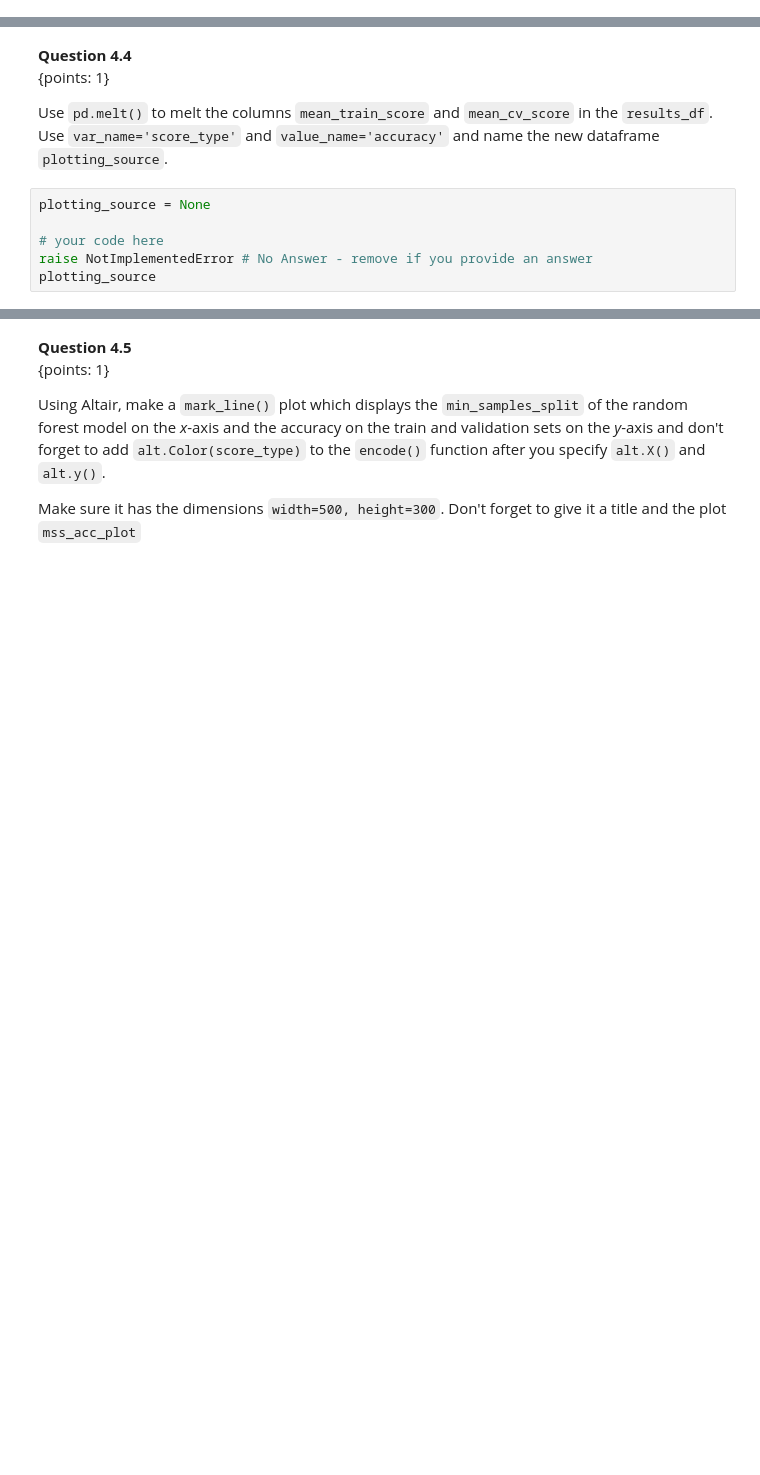
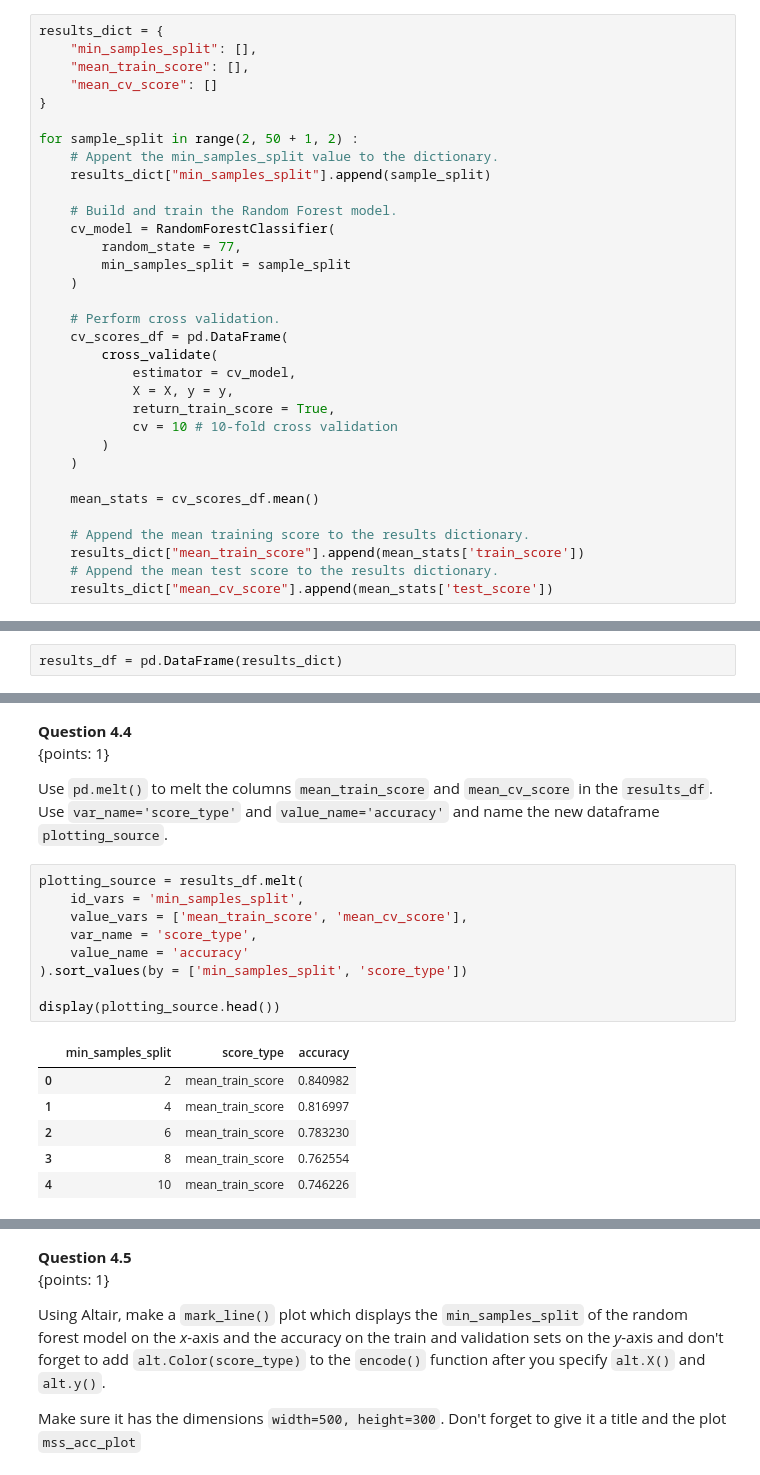
Before and after one commit to Dipto9999/intro-ml-students, a Jupyter notebook: release/assignment3/assignment3.ipynb, the cells around one changed output, grey strips where cells are left out. Saved outputs shown, nothing was run; the diff lists cells and outputs as text; blank space fills up the shorter version.

```diff
--- a/release/assignment3/assignment3.ipynb
+++ b/release/assignment3/assignment3.ipynb
@@ -454,0 +463,33 @@ results_dict
+# %%
+results_dict = {
+    "min_samples_split": [],
+    "mean_train_score": [],
+    "mean_cv_score": []
+}
+
+for sample_split in range(2, 50 + 1, 2) :
+    # Appent the min_samples_split value to the dictionary.
+    results_dict["min_samples_split"].append(sample_split)
+
+    # Build and train the Random Forest model.
+    cv_model = RandomForestClassifier(
+        random_state = 77,
+        min_samples_split = sample_split
+    )
+
+    # Perform cross validation.
+    cv_scores_df = pd.DataFrame(
+        cross_validate(
+            estimator = cv_model,
+            X = X, y = y,
+            return_train_score = True,
+            cv = 10 # 10-fold cross validation
+        )
+    )
+
+    mean_stats = cv_scores_df.mean()
+
+    # Append the mean training score to the results dictionary.
+    results_dict["mean_train_score"].append(mean_stats['train_score'])
+    # Append the mean test score to the results dictionary.
+    results_dict["mean_cv_score"].append(mean_stats['test_score'])
@@ -467,2 +516,4 @@ results_df
+# %%
+results_df = pd.DataFrame(results_dict)
 # %%
 t.test_4_3(results_df)
@@ -470,11 +523,21 @@ t.test_4_3(results_df)
 **Question 4.4** <br> {points: 1}
 
 Use `pd.melt()` to melt the columns `mean_train_score` and `mean_cv_score` in the `results_df`.  Use `var_name='score_type'` and `value_name='accuracy'` and name the new dataframe `plotting_source`.
-# %%
-plotting_source = None
-
-# your code here
-raise NotImplementedError # No Answer - remove if you provide an answer
-plotting_source
+# %%
+plotting_source = results_df.melt(
+    id_vars = 'min_samples_split',
+    value_vars = ['mean_train_score', 'mean_cv_score'],
+    var_name = 'score_type',
+    value_name = 'accuracy'
+).sort_values(by = ['min_samples_split', 'score_type'])
+
+display(plotting_source.head())
+# %% [output]
+|  | min_samples_split | score_type | accuracy |
+| 0 | 2 | mean_train_score | 0.840982 |
+| 1 | 4 | mean_train_score | 0.816997 |
+| 2 | 6 | mean_train_score | 0.783230 |
+| 3 | 8 | mean_train_score | 0.762554 |
+| 4 | 10 | mean_train_score | 0.746226 |
 # %%
 t.test_4_4(plotting_source)
```
Also changed, not shown: parts of 35 cells of this notebook, 1 other file.
